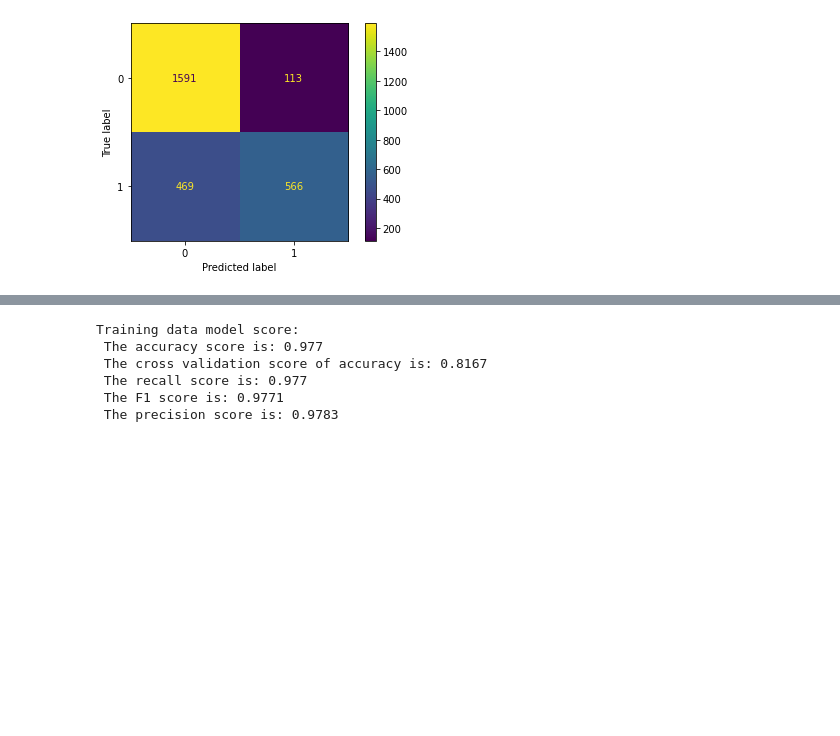
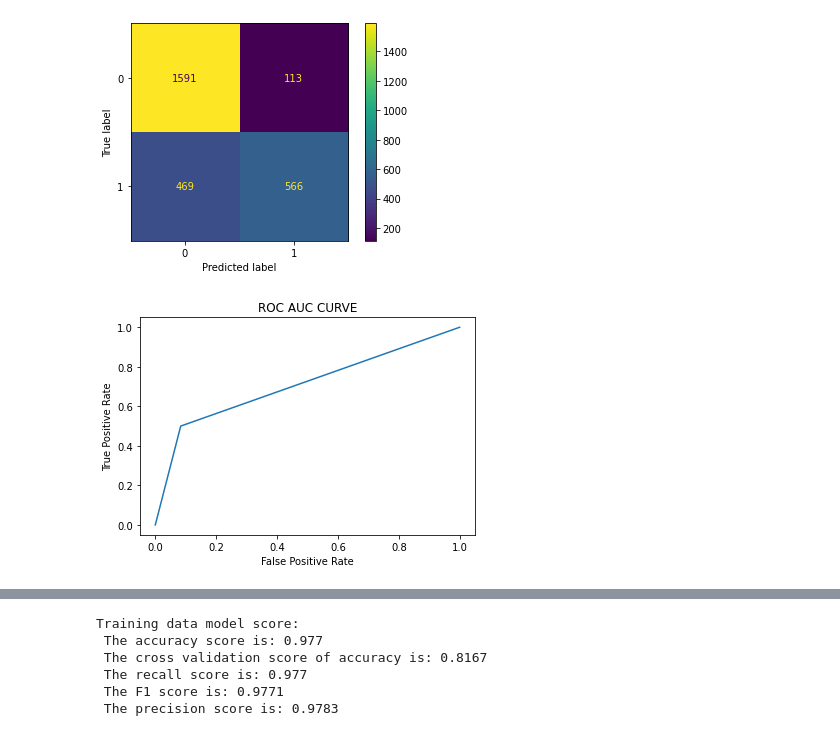
Before and after one commit to RogerPineda13/Healthcare_Persistency_of_a_drug, a Jupyter notebook: Modeling.ipynb, the cells around one changed output, grey strips where cells are left out. Saved outputs shown, nothing was run; the diff lists cells and outputs as text; code cells hidden in the pictures; blank space fills up the shorter version.

```diff
--- a/Modeling.ipynb
+++ b/Modeling.ipynb
@@ -165,6 +189,14 @@ Training data model score:
  The F1 score is: 0.7995
  The precision score is: 0.8378
 [figure]
+# %%
+#ROC AUC Curve
+dt_pred_proba = dt.predict_proba(X_test)[::,1]
+fpr, tpr, _ = roc_curve(y_test, dt_pred_proba)
+
+roc_auc_curve(fpr,tpr)
+# %% [output]
+[figure, added]
 # %%
 #Random Forest Classifier
 rf = RandomForestClassifier()
```
Also changed, not shown: parts of 8 cells of this notebook.
